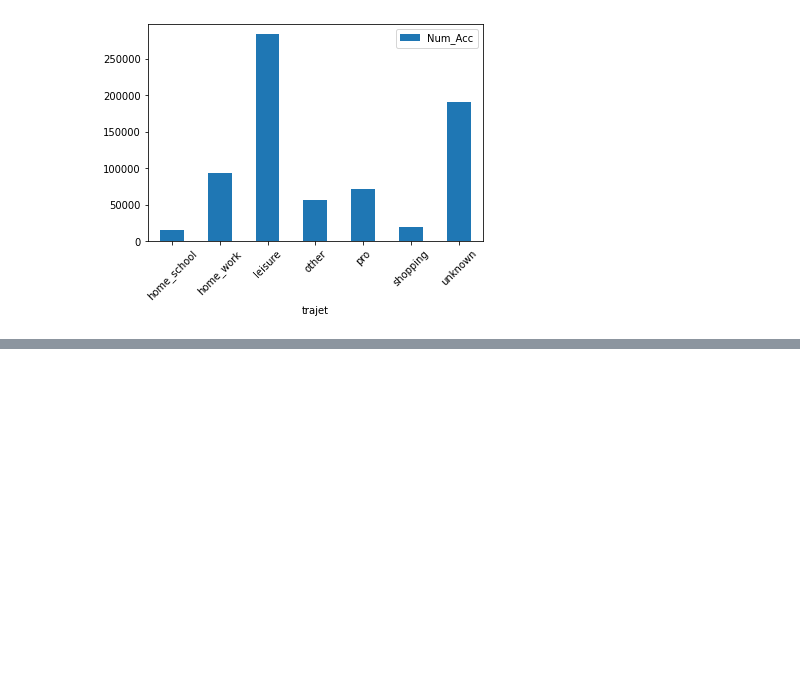
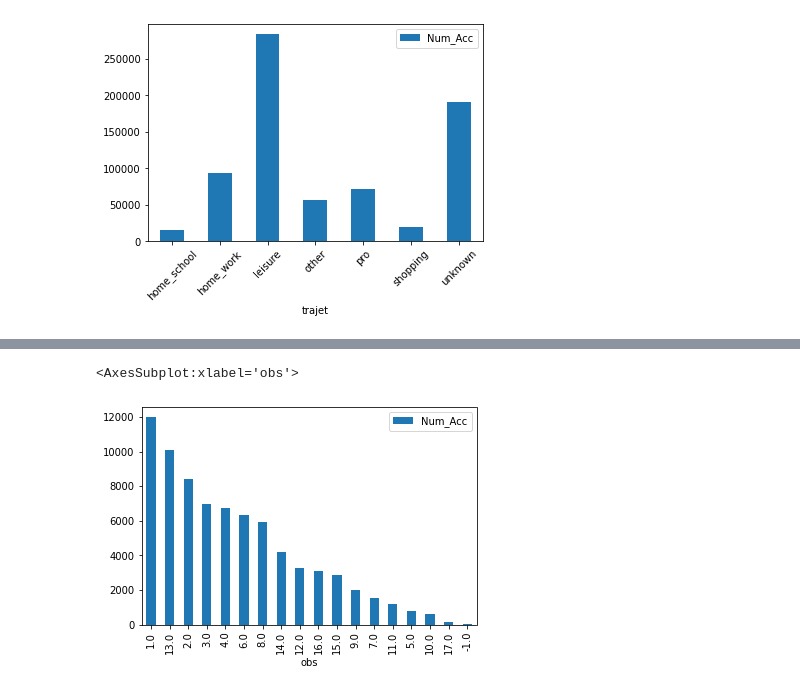
Before and after one commit to thomas-marquis/datascience-securite-routiere, a Jupyter notebook: notebooks/1.1-tm-description.ipynb, the cells around one changed output, grey strips where cells are left out. Saved outputs shown, nothing was run; the diff lists cells and outputs as text; code cells hidden in the pictures; blank space fills up the shorter version.

```diff
--- a/notebooks/1.1-tm-description.ipynb
+++ b/notebooks/1.1-tm-description.ipynb
@@ -146,0 +213,8 @@ vic_df.groupby(by='trajet').count().reset_index()[['trajet', 'Num_Acc']].plot.ba
+# %%
+veh_obs = veh_df.groupby('obs').count().reset_index()[['Num_Acc', 'obs']]
+
+veh_obs.loc[veh_obs['obs'] != .0, :]\
+    .sort_values('Num_Acc', ascending=False).plot.bar('obs')
+# %% [output]
+<AxesSubplot:xlabel='obs'>
+[figure, added]
```
Also changed, not shown: parts of 10 cells of this notebook.
